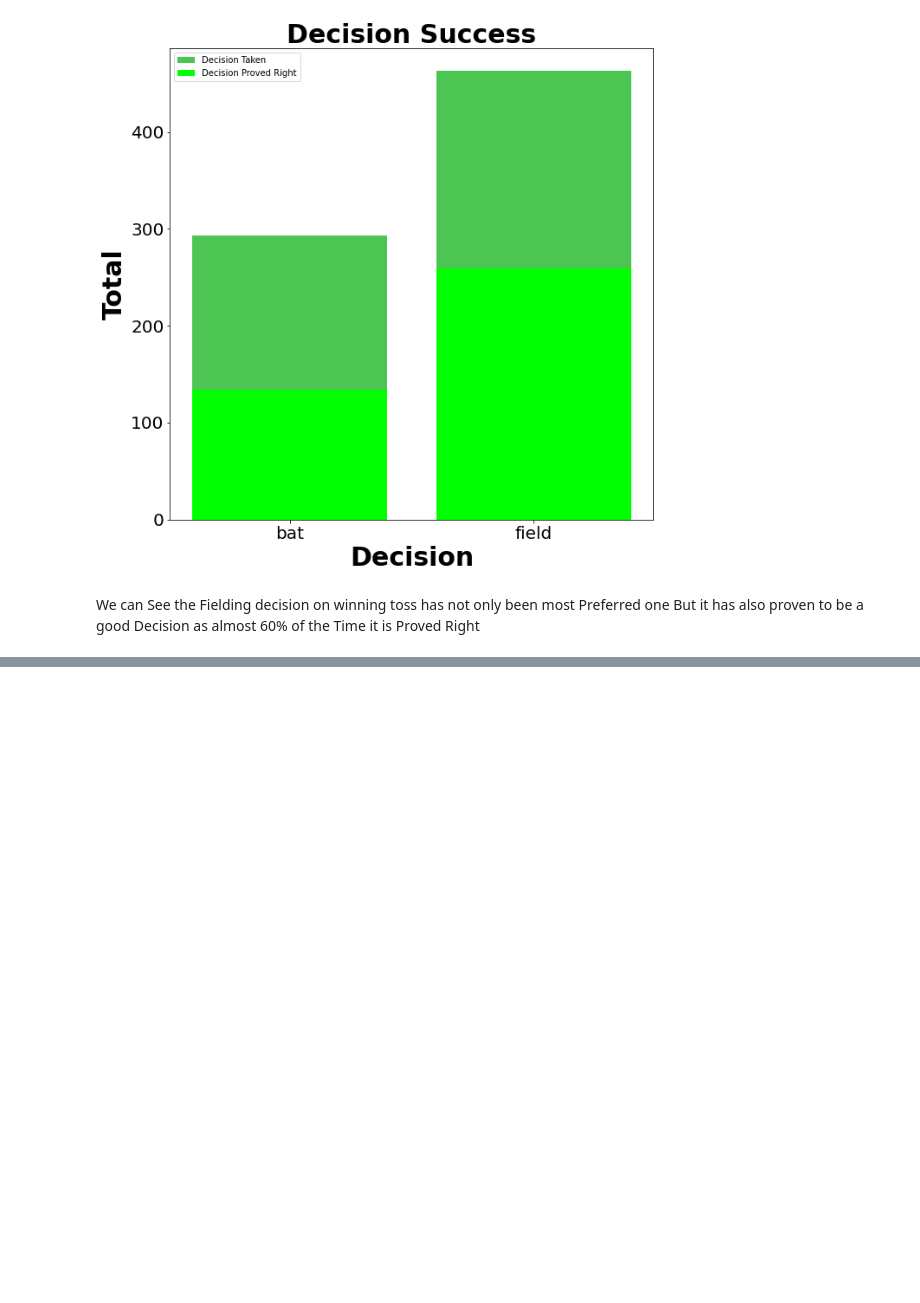
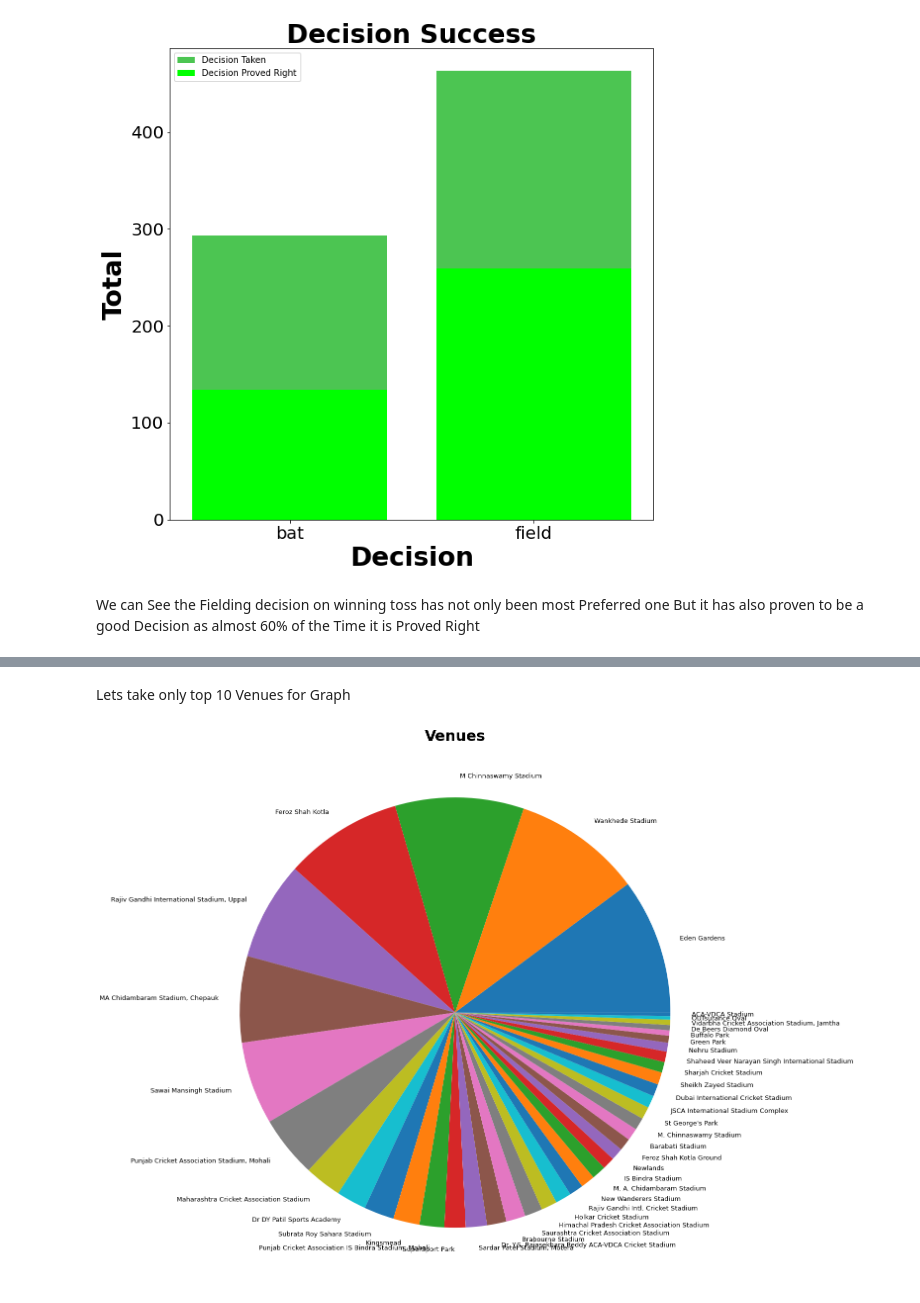
Before and after one commit to TanmayMehta-ml/IPL_DataAnalysis, a Jupyter notebook: ipldata.ipynb, the cells around one changed output, grey strips where cells are left out. Cells and saved outputs as stored; diff of their text form; code cells hidden in the pictures; blank space fills up the shorter version.

Commit message:
3rd Commit- popular Venues

```diff
--- a/ipldata.ipynb
+++ b/ipldata.ipynb
@@ -468,0 +497,7 @@ We can See the Fielding decision on winning toss has not only been most Preferre
+# %%
+venue_df = ipl_df.groupby('venue')[['id']].count()
+venue_df = venue_df.sort_values('id',ascending=False).reset_index()
+venue_df.rename(columns={'id':'Total','venue':'Stadium'},inplace=True)
+# %%
+labels = list(venue_df.Stadium)
+venue_df
@@ -468,0 +522,9 @@ We can See the Fielding decision on winning toss has not only been most Preferre
+# %% [markdown]
+Lets take only top 10 Venues for Graph
+# %%
+plt.figure(figsize=(20,20))
+plt.title("Venues",fontweight='bold',fontsize=30)
+plt.tick_params(labelsize=40)
+plt.pie(venue_df.Total,labels=labels,textprops={'fontsize': 13});
+# %% [output]
+[figure, added]
```
Also changed, not shown: parts of 4 cells of this notebook.
